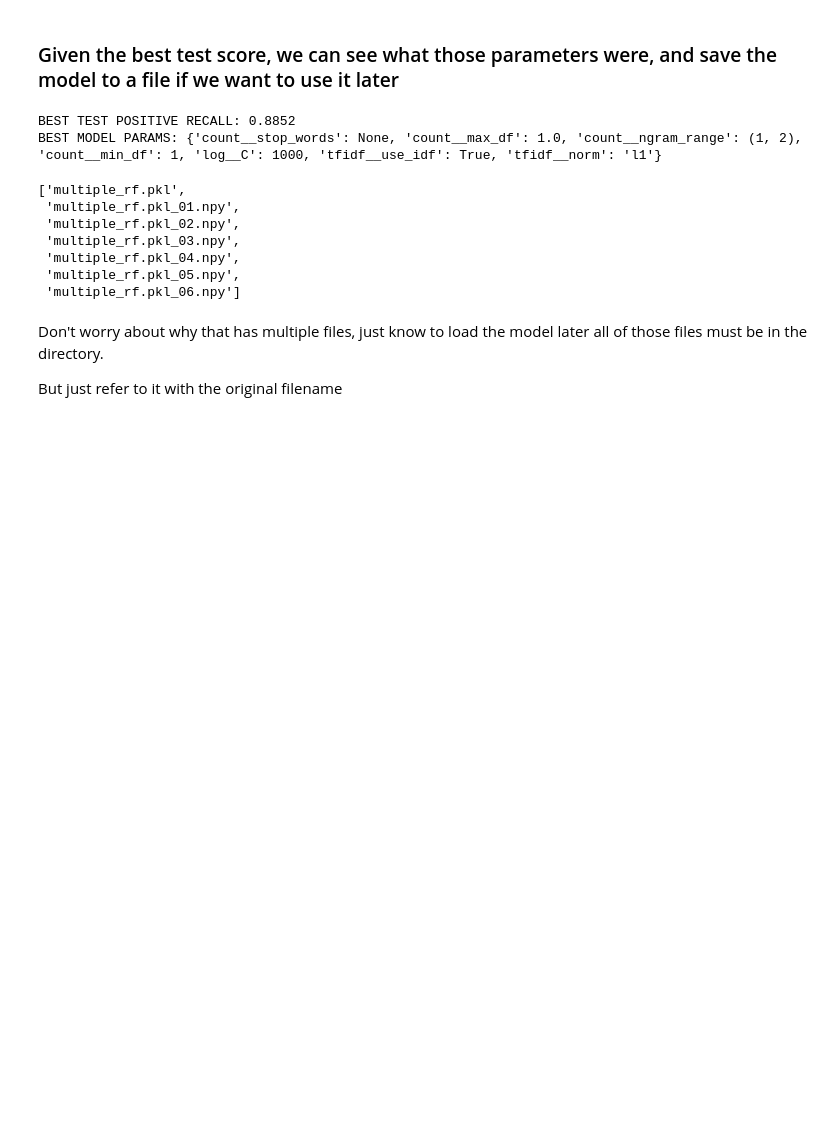
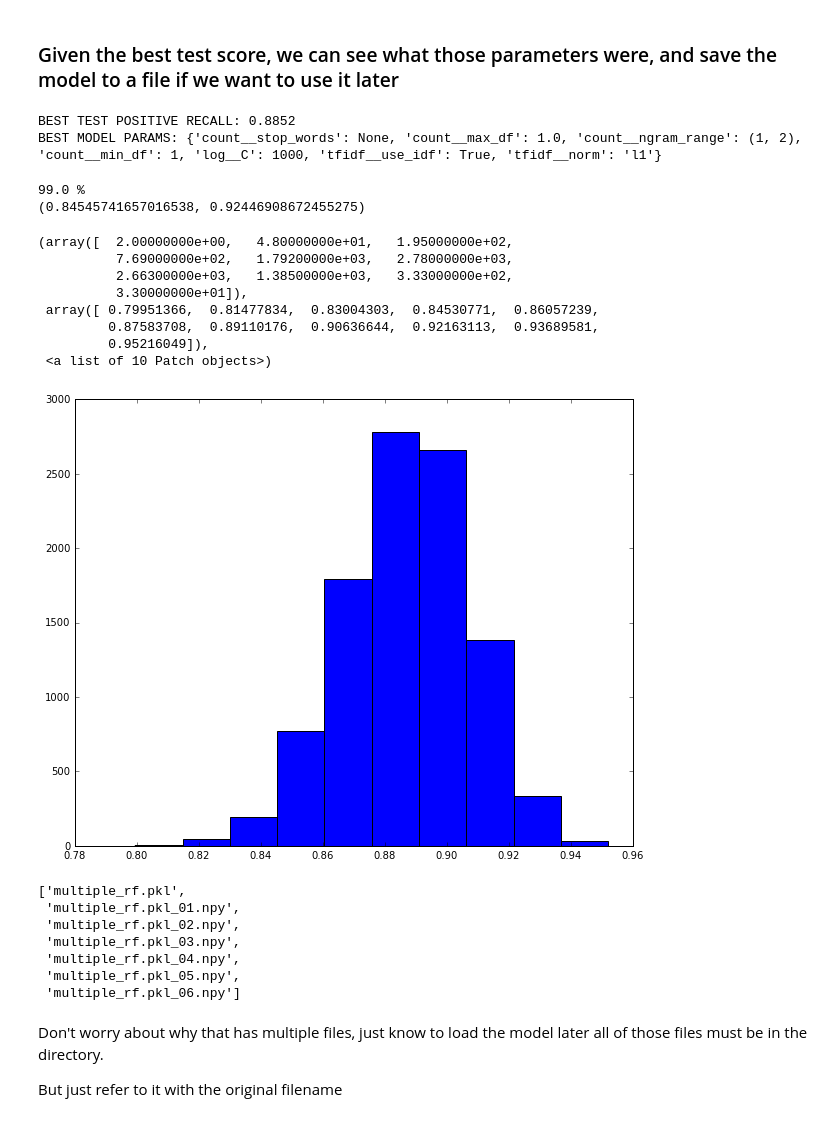
Before and after one commit to cu-publichealth/FoodborneML, a Jupyter notebook: paper_stuff/Notebooks/Sick_ROC_SVC_3.ipynb, the cells around one changed output. Drawn from its saved outputs; the diff is of its cells as text; code cells hidden in the pictures; blank space fills up the shorter version.

```diff
--- a/paper_stuff/Notebooks/Sick_ROC_SVC_3.ipynb
+++ b/paper_stuff/Notebooks/Sick_ROC_SVC_3.ipynb
@@ -36,9 +36,9 @@ f1 = CountVectorizer(
         tokenizer=None,
         stop_words=None,
         #token_pattern=u'(?u)\\b\w\w+\b', # one alphanumeric is a token
-        ngram_range=(1, 1),
+        ngram_range=(1, 3),
         analyzer=u'word',
-        max_df=1.0,
+        max_df=.93,
         min_df=1,
         max_features=None,
         vocabulary=None,
@@ -54,7 +54,7 @@ rf = ensemble.RandomForestClassifier(
 )
 
 from sklearn import svm
-svc = svm.SVC()
+svc = svm.SVC(kernel='linear', C=30, probability=True)
 from sklearn import linear_model
 log = linear_model.LogisticRegression()
 #Decision Tree Pipeline
@@ -226,7 +226,11 @@ Negative Examples: 5497 = 0.88
 [1 1 1 ..., 0 0 0]
 0.65094299306215109
 # %%
-csvfile = 'yelp_sick_data_small.csv'
+# csvfile = 'yelp_sick_data_small.csv'
+# delim=','
+# data, labels = load_data(csvfile, delim)
+
+csvfile = '../data/Sick/yelp_sick_dev_data_small.csv'
 delim=','
 data, labels = load_data(csvfile, delim)
 # %% [output]
@@ -494,6 +464,45 @@ model = pipeline.set_params(**best_params).fit(data['x'], data['y'])
 # %% [output]
 BEST TEST POSITIVE RECALL: 0.8852
 BEST MODEL PARAMS: {'count__stop_words': None, 'count__max_df': 1.0, 'count__ngram_range': (1, 2), 'count__min_df': 1, 'log__C': 1000, 'tfidf__use_idf': True, 'tfidf__norm': 'l1'}
+# %%
+import numpy.random as npr
+def bootstrap_auc_ci(X, y, clf, alpha=.05, B=1000, random_seed=0):
+    random.seed(random_seed)
+    N = len(X)
+    sample_indices = (npr.choice(range(N), size=N, replace=True) for b in range(B))
+    # run simulation
+    bootstrap = []
+    for i, idx in enumerate(sample_indices):
+        if i % (B/100) == 0: print '\r',100*(i)/(float(B)), '%',
+        auc = metrics.roc_auc_score(y[idx], clf.predict_proba(X[idx])[:,1], average='micro')
+        bootstrap.append(auc)
+#         print i, auc
+    print
+    # calculate ci
+    bootstrap.sort()
+    low_idx = int(np.ceil(B*(alpha/2.)))
+    high_idx = int(np.floor(B*(1.-alpha/2.)))
+#     print low_idx, high_idx
+    ci = (bootstrap[low_idx], bootstrap[high_idx])
+    return bootstrap, ci
+
+B = 10000
+pipeline.fit(train_data['x'], train_data['y'])
+auc_samples, ci = bootstrap_auc_ci(test_data['x'], test_data['y'], pipeline, alpha=.05, B=B)
+print ci
+plt.hist(auc_samples)
+# %% [output]
+99.0 %
+(0.84545741657016538, 0.92446908672455275)
+(array([  2.00000000e+00,   4.80000000e+01,   1.95000000e+02,
+          7.69000000e+02,   1.79200000e+03,   2.78000000e+03,
+          2.66300000e+03,   1.38500000e+03,   3.33000000e+02,
+          3.30000000e+01]),
+ array([ 0.79951366,  0.81477834,  0.83004303,  0.84530771,  0.86057239,
+         0.87583708,  0.89110176,  0.90636644,  0.92163113,  0.93689581,
+         0.95216049]),
+ <a list of 10 Patch objects>)
+[figure, added]
 # %%
 from sklearn.externals import joblib
 joblib.dump(model, 'log_reg_multiple_rf.pkl')
```
Also changed, not shown: parts of 2 cells of this notebook, 6 other files.
